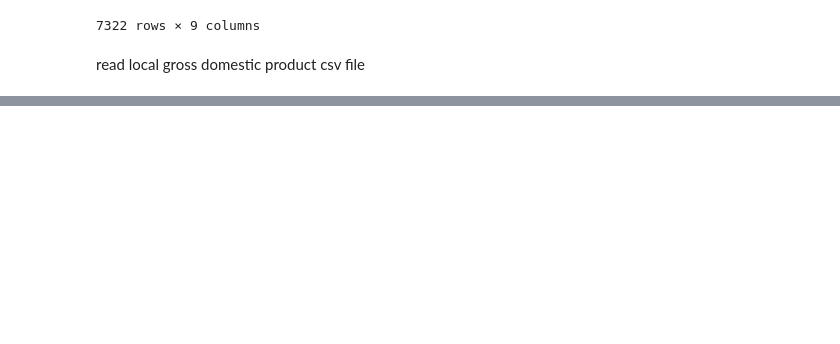
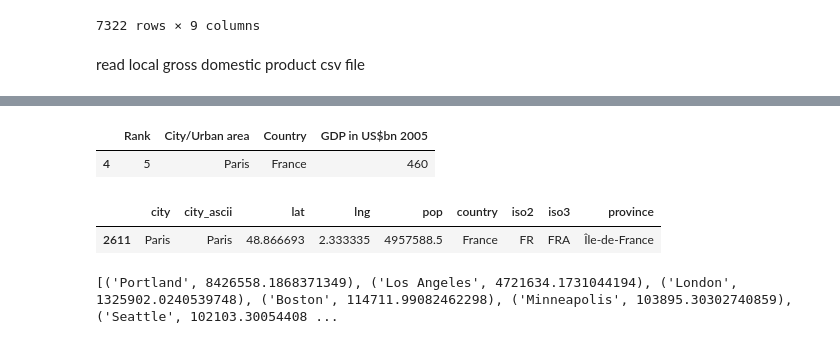
Before and after one commit to pletzer/jupyterMoons, a Jupyter notebook: GDPvsLatitude.ipynb, the cells around one changed output, grey strips where cells are left out. Drawn from its saved outputs; the diff is of its cells as text; code cells hidden in the pictures; blank space fills up the shorter version.

```diff
--- a/GDPvsLatitude.ipynb
+++ b/GDPvsLatitude.ipynb
@@ -35,0 +88,27 @@ NameError: name 'pandas' is not defined
+# %%
+cityGDP[cityGDP['City/Urban area'] == 'Paris']
+# %% [output]
+|  | Rank | City/Urban area | Country | GDP in US$bn 2005 |
+| 4 | 5 | Paris | France | 460 |
+# %%
+geoCityData[geoCityData['city'] == 'Paris']
+# %% [output]
+|  | city | city_ascii | lat | lng | pop | country | iso2 | iso3 | province |
+| 2611 | Paris | Paris | 48.866693 | 2.333335 | 4957588.5 | France | FR | FRA | Île-de-France |
+# %%
+citiesGDPPerCapita = {}
+for city in cityGDP['City/Urban area']:
+    country = cityGDP[cityGDP['City/Urban area'] == city]['']
+    gdpData = cityGDP[cityGDP['City/Urban area'] == city]['GDP in US$bn 2005'].values
+    popData = geoCityData[geoCityData['city'] == city]['pop'].values
+    if len(gdpData) > 0 and len(popData) > 0:
+        gdp = gdpData[0]
+        pop = popData[0]
+        gdp_per_capita = 1.e9 * gdp/pop
+        citiesGDPPerCapita[city] = gdp_per_capita
+import operator
+sortedCitiesGDPPerCapita = sorted(citiesGDPPerCapita.items(), key = operator.itemgetter(1), reverse = True)
+print(sortedCitiesGDPPerCapita)
+print
+# %% [output]
+[('Portland', 8426558.1868371349), ('Los Angeles', 4721634.1731044194), ('London', 1325902.0240539748), ('Boston', 114711.99082462298), ('Minneapolis', 103895.30302740859), ('Seattle', 102103.30054408 ...
```
Also changed, not shown: parts of 8 cells of this notebook, 1 other file.
